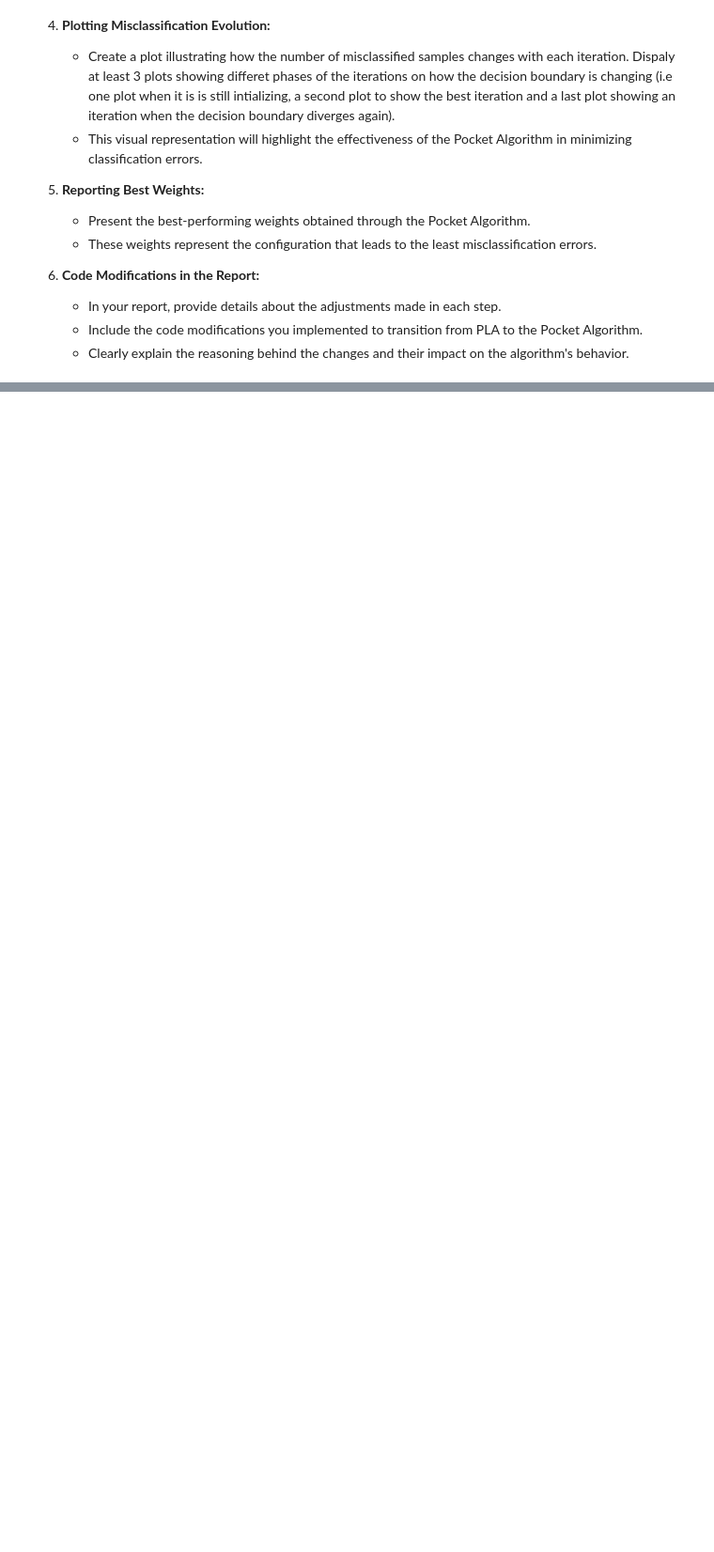
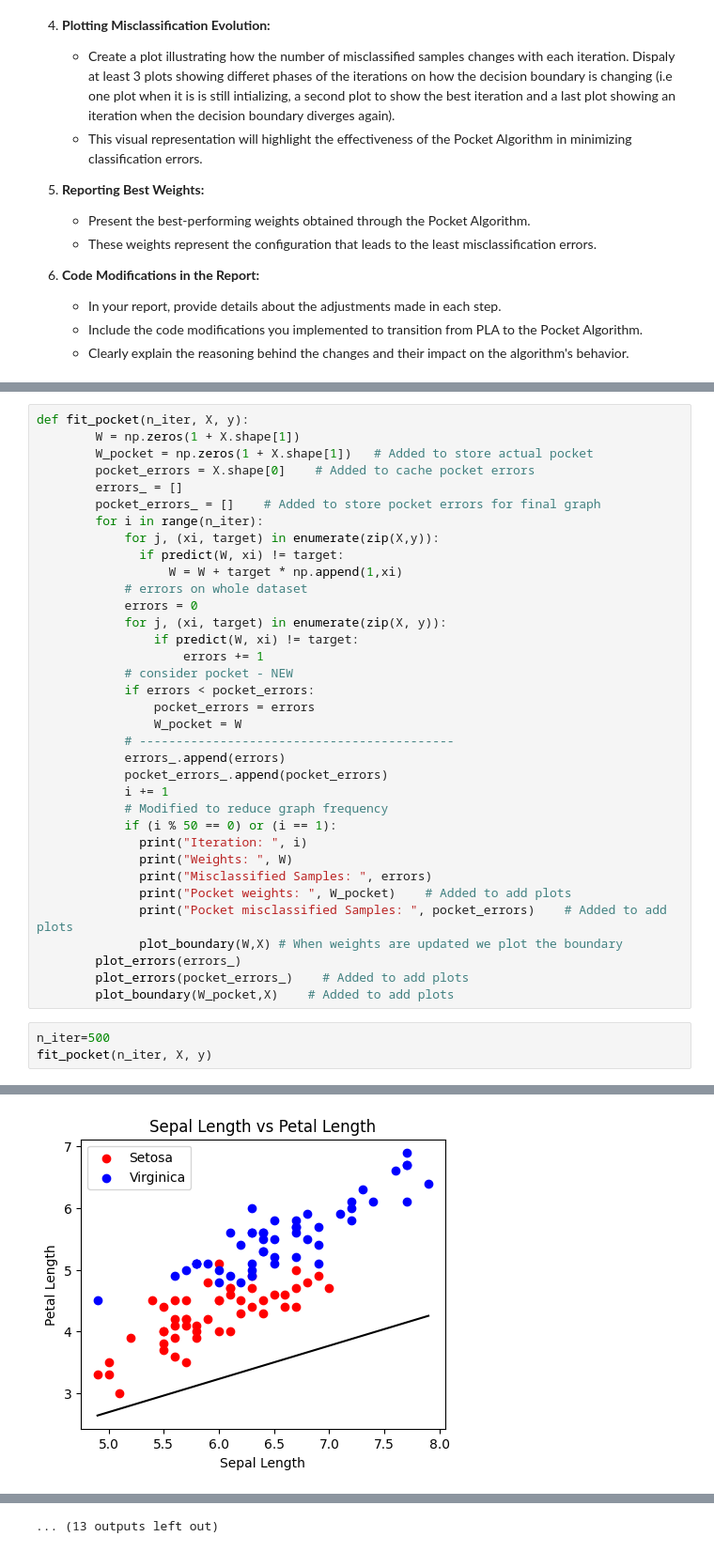
Before and after one commit to MateuszP137/EEML-CW, a Jupyter notebook: 01_ML_PLA.ipynb, the cells around one changed output, grey strips where cells are left out. Shown at 94% size. Cells and saved outputs as stored; diff of their text form; blank space fills up the shorter version.

```diff
--- a/01_ML_PLA.ipynb
+++ b/01_ML_PLA.ipynb
@@ -358,0 +428,39 @@ Consider the Versicolor and Virginica classes using the same features (petal len
+# %%
+def fit_pocket(n_iter, X, y):
+        W = np.zeros(1 + X.shape[1])
+        W_pocket = np.zeros(1 + X.shape[1])   # Added to store actual pocket
+        pocket_errors = X.shape[0]    # Added to cache pocket errors
+        errors_ = []
+        pocket_errors_ = []    # Added to store pocket errors for final graph
+        for i in range(n_iter):
+            for j, (xi, target) in enumerate(zip(X,y)):
+              if predict(W, xi) != target:
+                  W = W + target * np.append(1,xi)
+            # errors on whole dataset
+            errors = 0
+            for j, (xi, target) in enumerate(zip(X, y)):
+                if predict(W, xi) != target:
+                    errors += 1
+            # consider pocket - NEW
+            if errors < pocket_errors:
+                pocket_errors = errors
+                W_pocket = W
+            # -------------------------------------------
+            errors_.append(errors)
+            pocket_errors_.append(pocket_errors)
+            i += 1
+            # Modified to reduce graph frequency
+            if (i % 50 == 0) or (i == 1):
+              print("Iteration: ", i)
+              print("Weights: ", W)
+              print("Misclassified Samples: ", errors)
+              print("Pocket weights: ", W_pocket)    # Added to add plots
+              print("Pocket misclassified Samples: ", pocket_errors)    # Added to add plots
+              plot_boundary(W,X) # When weights are updated we plot the boundary
+        plot_errors(errors_)
+        plot_errors(pocket_errors_)    # Added to add plots
+        plot_boundary(W_pocket,X)    # Added to add plots
+# %%
+n_iter=500
+fit_pocket(n_iter, X, y)
+# %% [output]
@@ -358,0 +472 @@ Consider the Versicolor and Virginica classes using the same features (petal len
+[figure, added]
@@ -358,0 +503 @@ Consider the Versicolor and Virginica classes using the same features (petal len
+... (13 outputs left out)
```
Also changed, not shown: parts of 5 cells of this notebook.
